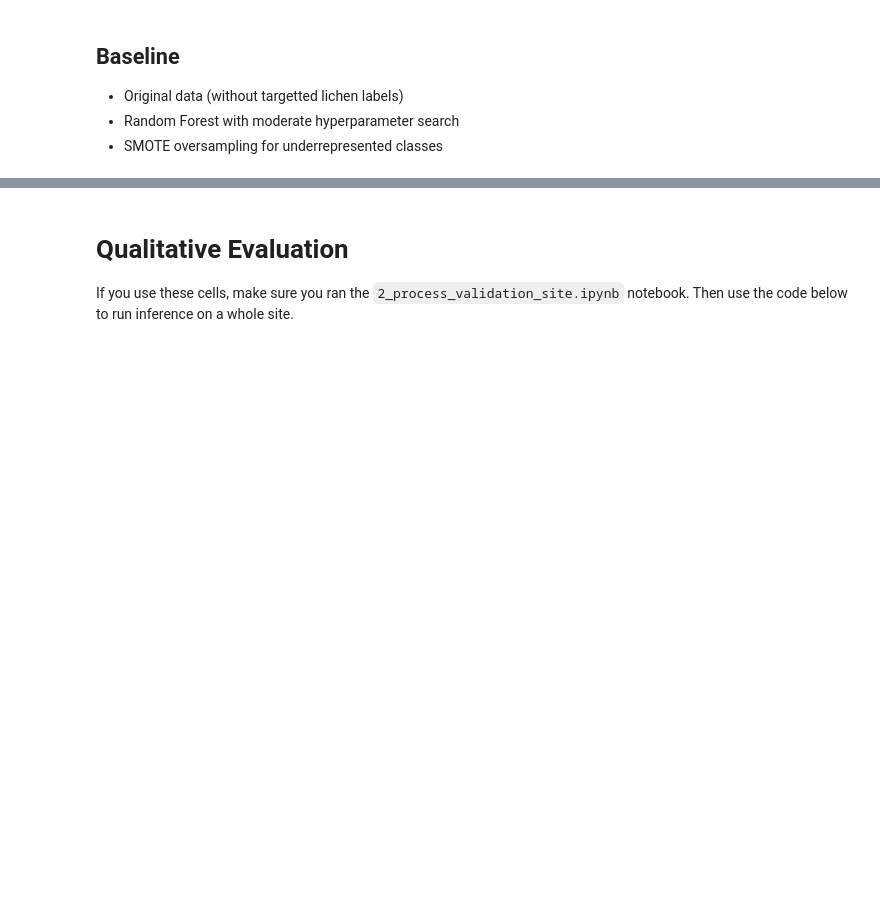
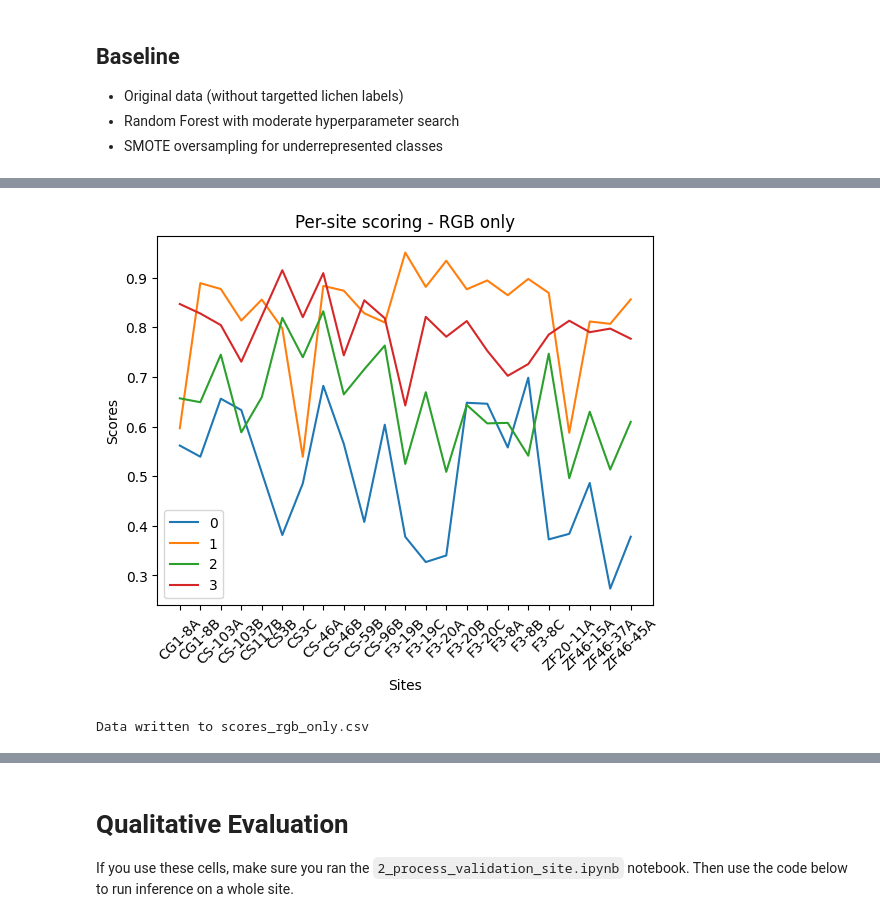
Before and after one commit to mbb25/genericRF_NWT, a Jupyter notebook: 3_training_and_inference.ipynb, the cells around one changed output, grey strips where cells are left out. Saved outputs shown, nothing was run; the diff lists cells and outputs as text; code cells hidden in the pictures; blank space fills up the shorter version.

```diff
--- a/3_training_and_inference.ipynb
+++ b/3_training_and_inference.ipynb
@@ -176,18 +204,19 @@ def experiment_fn(model, train_data, val_data):
 
 
 data = df_reduced
+sites = [s for s in sites if s != 'CS3A']
 
 model_type = RandomForestClassifier
 
 param_dist = { # discrete search space for random search
     'n_estimators': [400, 500, 600],
-    'max_depth': [6, 8, 10, 12, 14],
+    'max_depth': [4, 5, 6, 8, 10],
     'min_samples_split': [2, 4],
     'min_samples_leaf': [1, 2],
 }
 
 # Run hyperparameter search with CV
-random_search(data, model_type, param_dist, experiment_fn, n_iterations=10)
+random_search(data, model_type, param_dist, experiment_fn, n_iterations=10, cut_size=1)
 
 '''
 model = model_type(n_estimators=500, max_depth=10, n_jobs=8)
@@ -389,16 +442,0 @@ ExR        0.014632
-# %%
-df_majority = df[(df['veg_class'] == 1) & (df['class_certainty'] == 1)]
-df_minority = df[(df['veg_class'] != 1) & (df['class_certainty'] <= 3)]
-
-# Get count of minority class
-minority_count = len(df_minority)
-
-# Randomly sample from majority class to match the count of minority class
-df_majority_downsampled = df_majority.sample(n=minority_count//3, random_state=42)
-
-# Combine minority class with downsampled majority class
-df_downsampled = pd.concat([df_majority_downsampled, df_minority])
-
-# Shuffle the dataset
-df_reduced = df_downsampled.sample(frac=1, random_state=42).reset_index(drop=True)
-df_reduced['veg_class'].value_counts()
@@ -417,0 +545,48 @@ Name: count, dtype: int64
+# %%
+
+num_points = len(next(iter(scores.values())))
+for i in range(num_points):
+    line_data = [values[i] for values in scores.values()]
+    plt.plot(list(scores.keys()), line_data, label=f'{i}')
+
+plt.legend()
+plt.xlabel('Sites')
+plt.ylabel('Scores')
+plt.title('Per-site scoring - RGB only')
+plt.xticks(rotation=45)
+plt.show()
+
+# blue - multilabel, out-of-site
+# orange - multilabel, in-site
+# green - binary, out-of-site
+# red - binary, in-sitez
+# %% [output]
+[figure, added]
+# %%
+import csv
+
+data = scores
+# Create a list of labels based on the number of points in the data lists
+num_points = len(next(iter(data.values())))
+labels = ['site','oos-multilabel','is-multilabel','oos-binary','is-binary']
+
+# Prepare the data to be written to the CSV
+rows = []
+for key, values in data.items():
+    row = [key] + values
+    rows.append(row)
+
+# Write the data to a CSV file
+filename = "scores_rgb_only.csv"
+with open(filename, 'w', newline='') as csvfile:
+    csvwriter = csv.writer(csvfile)
+
+    # Write the header
+    csvwriter.writerow(labels)
+
+    # Write the rows
+    csvwriter.writerows(rows)
+
+print(f"Data written to {filename}")
+# %% [output]
+Data written to scores_rgb_only.csv
```
Also changed, not shown: parts of 22 cells of this notebook.
